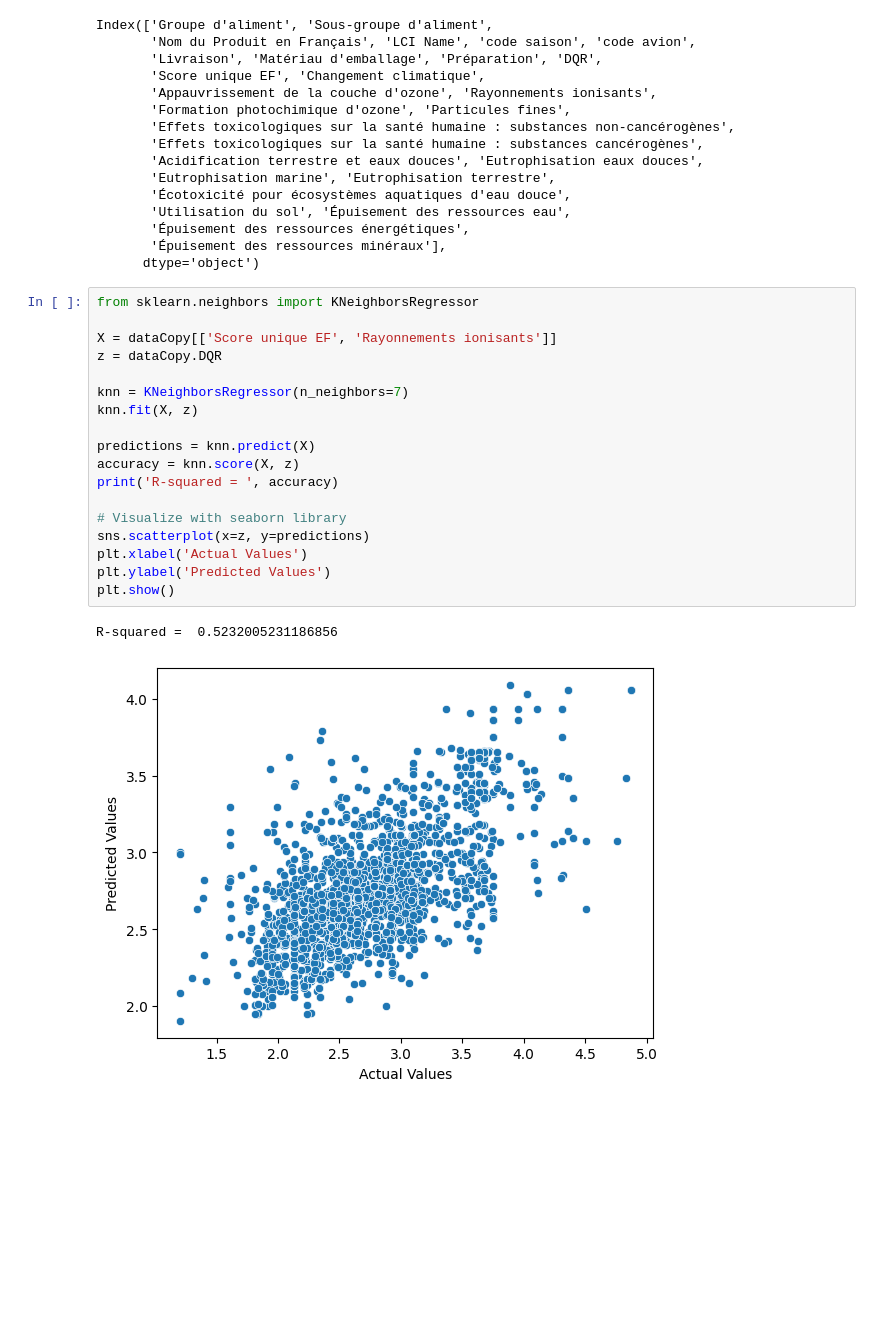
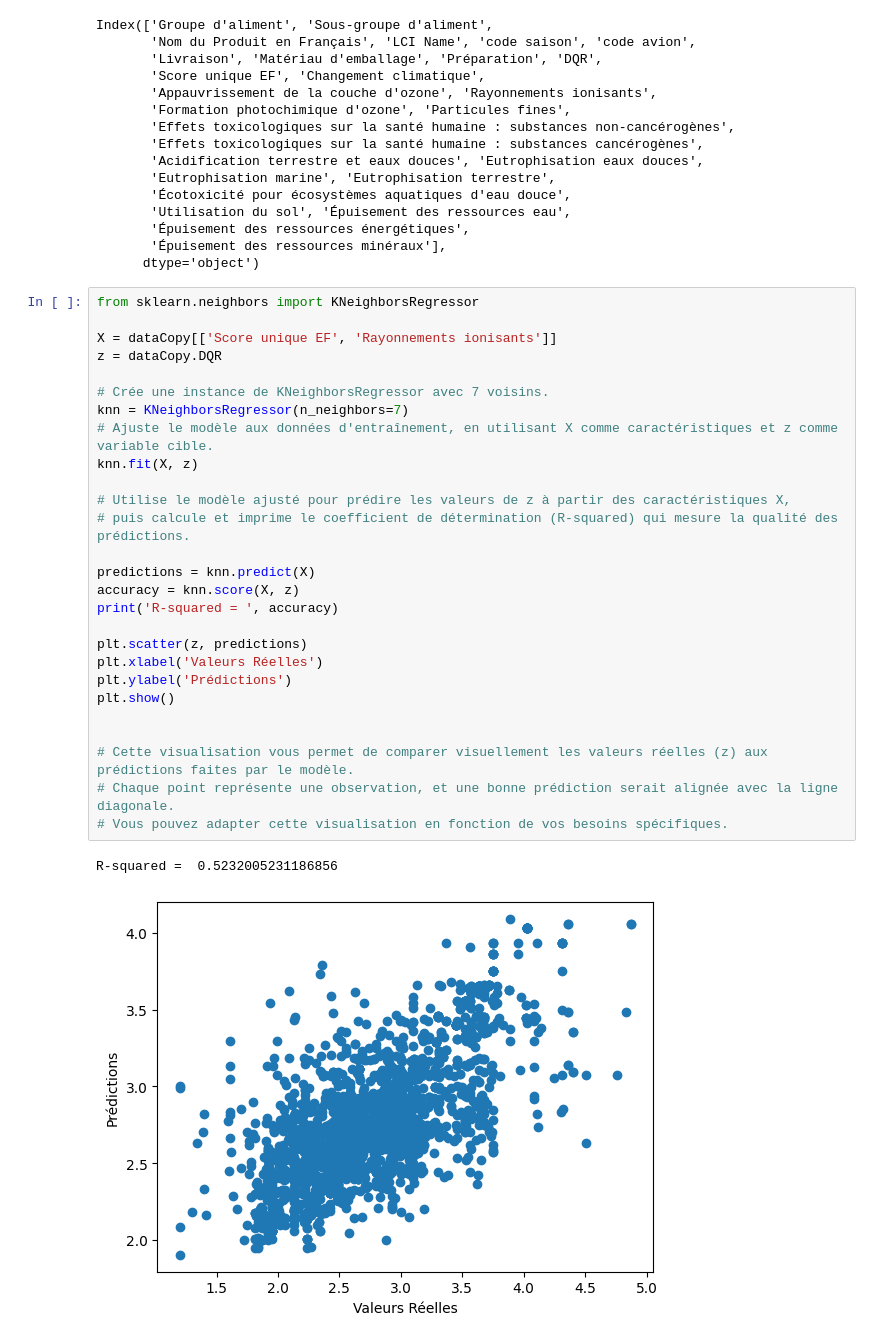
Before and after one commit to antoinebnm/PTS-Data, a Jupyter notebook: goodDatas.ipynb, the cells around one changed output. Cells and saved outputs as stored; diff of their text form; blank space fills up the shorter version.

```diff
--- a/goodDatas.ipynb
+++ b/goodDatas.ipynb
@@ -574,27 +574,36 @@ Index(['Groupe d'aliment', 'Sous-groupe d'aliment',
        'Épuisement des ressources énergétiques',
        'Épuisement des ressources minéraux'],
       dtype='object')
-# %%
-from sklearn.neighbors import KNeighborsRegressor
-
-X = dataCopy[['Score unique EF', 'Rayonnements ionisants']]
-z = dataCopy.DQR
-
-knn = KNeighborsRegressor(n_neighbors=7)
-knn.fit(X, z)
-
-predictions = knn.predict(X)
-accuracy = knn.score(X, z)
-print('R-squared = ', accuracy)
-
-# Visualize with seaborn library
-sns.scatterplot(x=z, y=predictions)
-plt.xlabel('Actual Values')
-plt.ylabel('Predicted Values')
-plt.show()
-# %% [output]
-R-squared =  0.5232005231186856
-[figure, removed]
+# %%
+from sklearn.neighbors import KNeighborsRegressor
+
+X = dataCopy[['Score unique EF', 'Rayonnements ionisants']]
+z = dataCopy.DQR
+
+# Crée une instance de KNeighborsRegressor avec 7 voisins.
+knn = KNeighborsRegressor(n_neighbors=7)
+# Ajuste le modèle aux données d'entraînement, en utilisant X comme caractéristiques et z comme variable cible.
+knn.fit(X, z)
+
+# Utilise le modèle ajusté pour prédire les valeurs de z à partir des caractéristiques X,
+# puis calcule et imprime le coefficient de détermination (R-squared) qui mesure la qualité des prédictions.
+
+predictions = knn.predict(X)
+accuracy = knn.score(X, z)
+print('R-squared = ', accuracy)
+
+plt.scatter(z, predictions)
+plt.xlabel('Valeurs Réelles')
+plt.ylabel('Prédictions')
+plt.show()
+
+
+# Cette visualisation vous permet de comparer visuellement les valeurs réelles (z) aux prédictions faites par le modèle.
+# Chaque point représente une observation, et une bonne prédiction serait alignée avec la ligne diagonale.
+# Vous pouvez adapter cette visualisation en fonction de vos besoins spécifiques.
+# %% [output]
+R-squared =  0.5232005231186856
+[figure, added]
 # %% [markdown]
 ## Décision Bayésienne
 
```
Also changed, not shown: parts of 7 cells of this notebook.
